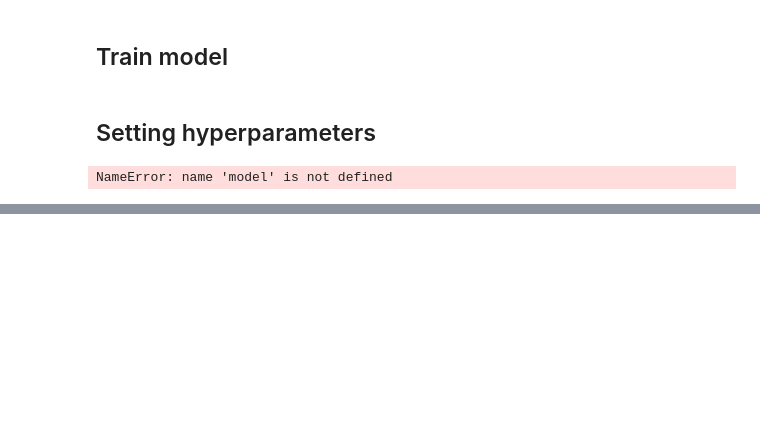
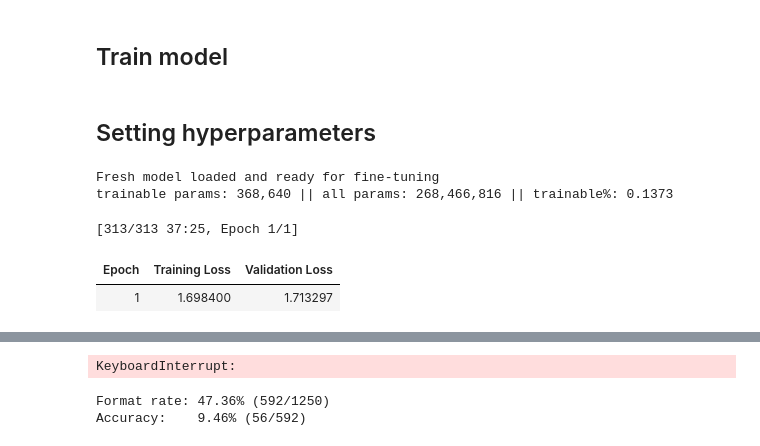
Before and after one commit to eva163x/gemma3-fine-tuning, a Jupyter notebook: Gemma3_v2.ipynb, the cells around one changed output, grey strips where cells are left out. Drawn from its saved outputs; the diff is of its cells as text; code cells hidden in the pictures; blank space fills up the shorter version.

```diff
--- a/Gemma3_v2.ipynb
+++ b/Gemma3_v2.ipynb
@@ -174,7 +125,7 @@ Model and tokenizer loaded successfully.
 First, making sure it generates something
 # %%
 prompt = "If you have 5 apples but someone takes 2, how many do you have left? Show your work, then write your final answer on the last line after ####"
-inputs = tokenizer(prompt, return_tensors="pt").to("cpu")
+inputs = tokenizer(prompt, return_tensors="pt").to(device)
 outputs = model.generate(**inputs, max_new_tokens=100, do_sample=False)
 print(tokenizer.decode(outputs[0], skip_special_tokens=True))
 # %% [output]
@@ -608,7 +499,7 @@ def format_math(example, tokenizer):
         Labels are -100 for question tokens (ignored in loss) and
         actual token IDs for answer tokens.
     """
-    prompt_template = """Solve the math problem; show your work in a "Reasoning:" section.
+    prompt_template = """Solve the math problem; show your work in a "Reasoning:" section (2-4 sentences only).
 You MUST finish with a single line that starts exactly with:
 
 Final Answer:
@@ -617,7 +508,6 @@ Final Answer:
 Rules:
 - The Final Answer line must contain *only* the final answer (no text, no units, no brackets, no LaTeX).
 - Do NOT include any additional text after the Final Answer line.
-- Reasoning may include math or text, but the final answer must be plain.
 
 Question:
 {question}
@@ -628,8 +518,8 @@ Reasoning:
     answer_text = f"{example['cleaned_solution']}"
 
     # Tokenize question and answer separately
-    question_tokens = tokenizer(question_text, add_special_tokens=True)
-    answer_tokens = tokenizer(answer_text, add_special_tokens=False)
+    question_tokens = tokenizer(question_text, add_special_tokens=True, truncation=True,max_length=1024)
+    answer_tokens = tokenizer(answer_text, add_special_tokens=False, truncation=True,max_length=1024)
 
     # Combine
     input_ids = question_tokens['input_ids'] + answer_tokens['input_ids']
@@ -749,46 +656,61 @@ import torch_xla.core.xla_model as xm
 # %%
 # TODO: Set your hyperparameters here
 
-batch_size = 2  # Try 2, 4, or 8
-gradient_accumulation_steps = 4  # Try 4 or 8
-learning_rate = 5e-5 # Try 1e-4, 5e-5, or 1e-5
-max_epochs = 5  # Try 5-10
+max_length = 768
+batch_size = 1  # Try 2, 4, or 8
+gradient_accumulation_steps = 32  # Try 4 or 8
+learning_rate = 2e-5 # Try 1e-4, 5e-5, or 1e-5
+max_epochs = 1  # Try 5-10
 patience = 2  # Try 2 or 3
-lora_r = 32  # Try 8, 16, or 32
+lora_r = 4  # Try 8, 16, or 32
 lora_drop =0.05  # Try 0.05 or 0.1
+lora_alpha=16
 
 # Free GPU memory and reload a fresh model for fine-tuning
 # This is to ensure that if you run this cell multiple times
 # with different hyperparameters, you always start from the
 # clean original pretrained model (not a partially fine-tuned one)
 import gc
 del model
 gc.collect()
 torch.cuda.empty_cache()
+torch.cuda.ipc_collect()
 
+#model_id = google/gemma-3-270m-it
 #tpu_device = xm.xla_device()
 model = AutoModelForCausalLM.from_pretrained(
-    "google/gemma-2b-it",
-    torch_dtype=torch.float16,
+    model_id,
+    torch_dtype=torch.bfloat16,
     device_map="cuda"
 )
+model.to(device)
+model.config.use_flash_attn = False
+
+if tokenizer.pad_token_id is None:
+    tokenizer.pad_token_id = tokenizer.eos_token_id
+
+model.config.pad_token_id = tokenizer.pad_token_id
+
 print("Fresh model loaded and ready for fine-tuning")
-
 
 # Run training
 model = train_math(
     model=model,
     tokenizer=tokenizer,
     train_data=math_train,
-    val_data=math_val,
+    val_data=math_val, #turn off for now (storage issues)
     test_data=math_test,
     batch_size=batch_size,
     gradient_accumulation_steps=gradient_accumulation_steps,
     learning_rate=learning_rate,
     max_epochs=max_epochs,
     patience=patience,
     lora_r=lora_r,
     lora_drop=lora_drop
 )
 # %% [output]
-NameError: name 'model' is not defined
+Fresh model loaded and ready for fine-tuning
+trainable params: 368,640 || all params: 268,466,816 || trainable%: 0.1373
+[313/313 37:25, Epoch 1/1]
+| Epoch | Training Loss | Validation Loss |
+| 1 | 1.698400 | 1.713297 |
@@ -794,0 +734,11 @@ NameError: name 'model' is not defined
+KeyboardInterrupt:
+# %%
+format_rate, accuracy = eval_math(
+    model,
+    tokenizer,
+    math_test,   # or math_val
+    max_new_tokens=128
+)
+# %% [output]
+Format rate: 47.36% (592/1250)
+Accuracy:    9.46% (56/592)
```
Also changed, not shown: parts of 23 cells of this notebook.
